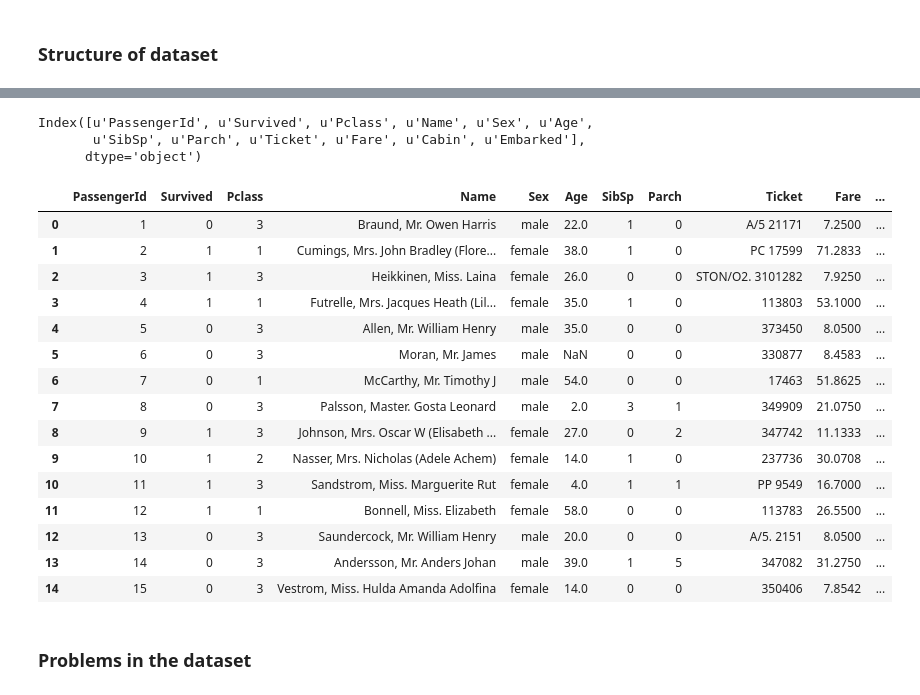
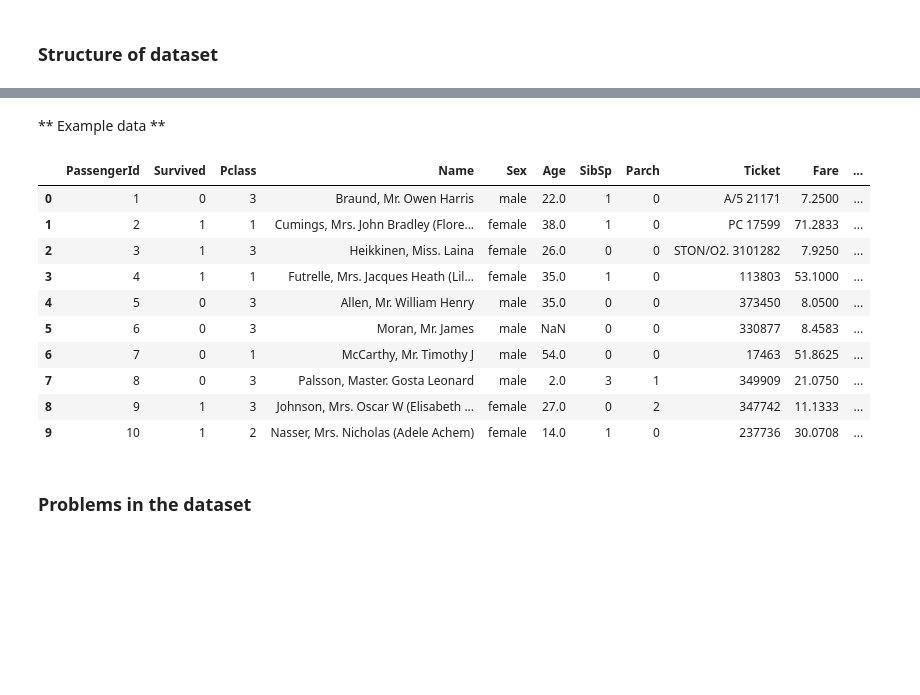
Before and after one commit to jenslaufer/data-analyst-nanodegree, a Jupyter notebook: p2/Assignment/Titanic Data.ipynb, the cells around one changed output, grey strips where cells are left out. Cells and saved outputs as stored; diff of their text form; code cells hidden in the pictures; blank space fills up the shorter version.

```diff
--- a/p2/Assignment/Titanic Data.ipynb
+++ b/p2/Assignment/Titanic Data.ipynb
@@ -65,28 +24,19 @@ Port of Embarkation (C = Cherbourg; Q = Queenstown; S = Southampton)
-# %%
-titanic_df.columns
-# %% [output]
-Index([u'PassengerId', u'Survived', u'Pclass', u'Name', u'Sex', u'Age',
-       u'SibSp', u'Parch', u'Ticket', u'Fare', u'Cabin', u'Embarked'],
-      dtype='object')
+# %% [markdown]
+** Example data **
 # %%
-titanic_df.head(15)
+titanic_df.head(10)
 # %% [output]
 |  | PassengerId | Survived | Pclass | Name | Sex | Age | SibSp | Parch | Ticket | Fare | ... |
 | 0 | 1 | 0 | 3 | Braund, Mr. Owen Harris | male | 22.0 | 1 | 0 | A/5 21171 | 7.2500 | ... |
 | 1 | 2 | 1 | 1 | Cumings, Mrs. John Bradley (Flore... | female | 38.0 | 1 | 0 | PC 17599 | 71.2833 | ... |
 | 2 | 3 | 1 | 3 | Heikkinen, Miss. Laina | female | 26.0 | 0 | 0 | STON/O2. 3101282 | 7.9250 | ... |
 | 3 | 4 | 1 | 1 | Futrelle, Mrs. Jacques Heath (Lil... | female | 35.0 | 1 | 0 | 113803 | 53.1000 | ... |
 | 4 | 5 | 0 | 3 | Allen, Mr. William Henry | male | 35.0 | 0 | 0 | 373450 | 8.0500 | ... |
 | 5 | 6 | 0 | 3 | Moran, Mr. James | male | NaN | 0 | 0 | 330877 | 8.4583 | ... |
 | 6 | 7 | 0 | 1 | McCarthy, Mr. Timothy J | male | 54.0 | 0 | 0 | 17463 | 51.8625 | ... |
 | 7 | 8 | 0 | 3 | Palsson, Master. Gosta Leonard | male | 2.0 | 3 | 1 | 349909 | 21.0750 | ... |
 | 8 | 9 | 1 | 3 | Johnson, Mrs. Oscar W (Elisabeth ... | female | 27.0 | 0 | 2 | 347742 | 11.1333 | ... |
 | 9 | 10 | 1 | 2 | Nasser, Mrs. Nicholas (Adele Achem) | female | 14.0 | 1 | 0 | 237736 | 30.0708 | ... |
-| 10 | 11 | 1 | 3 | Sandstrom, Miss. Marguerite Rut | female | 4.0 | 1 | 1 | PP 9549 | 16.7000 | ... |
-| 11 | 12 | 1 | 1 | Bonnell, Miss. Elizabeth | female | 58.0 | 0 | 0 | 113783 | 26.5500 | ... |
-| 12 | 13 | 0 | 3 | Saundercock, Mr. William Henry | male | 20.0 | 0 | 0 | A/5. 2151 | 8.0500 | ... |
-| 13 | 14 | 0 | 3 | Andersson, Mr. Anders Johan | male | 39.0 | 1 | 5 | 347082 | 31.2750 | ... |
-| 14 | 15 | 0 | 3 | Vestrom, Miss. Hulda Amanda Adolfina | female | 14.0 | 0 | 0 | 350406 | 7.8542 | ... |
 # %% [markdown]
 ### Problems in the dataset ###
 # %%
```
Also changed, not shown: parts of 21 cells of this notebook.
